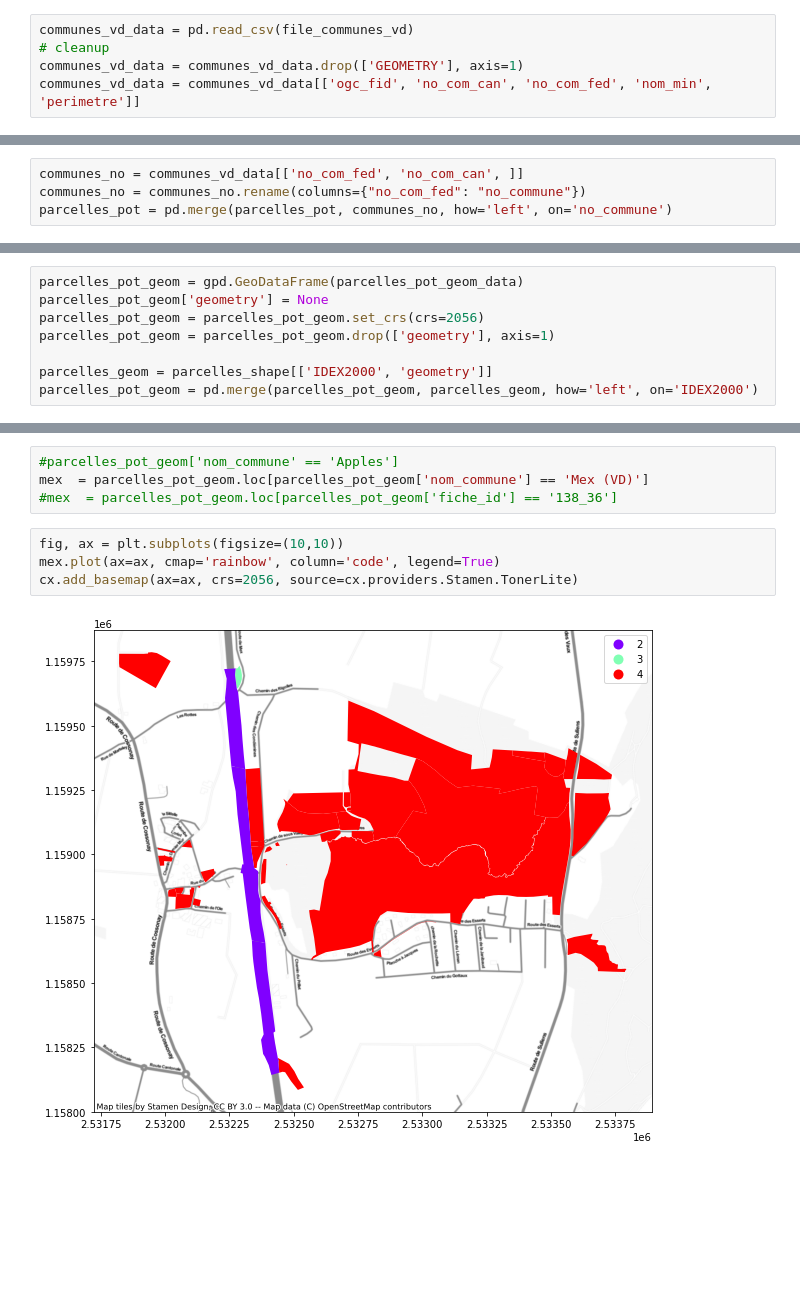
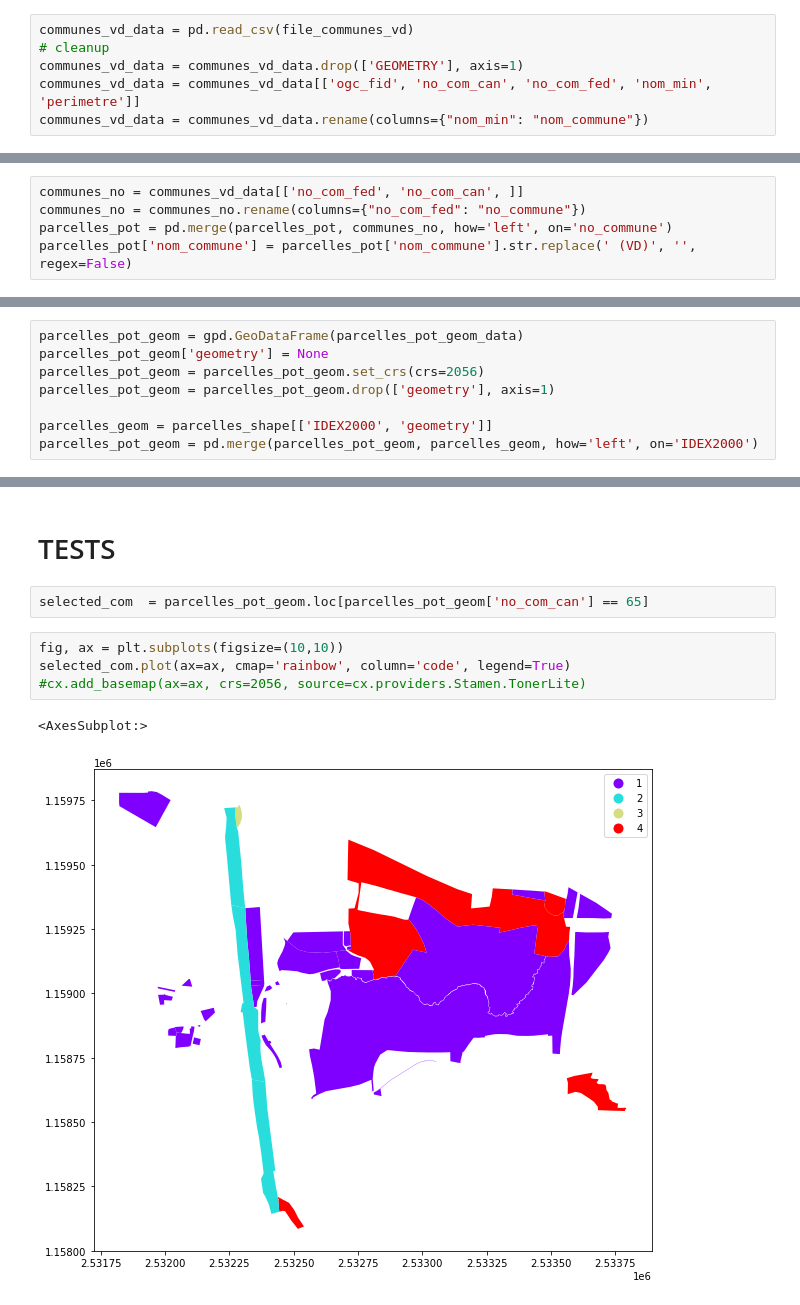
Before and after one commit to gowitz/goulet, a Jupyter notebook: notebook/goulet2.ipynb, the cells around one changed output, grey strips where cells are left out. Drawn from its saved outputs; the diff is of its cells as text; blank space fills up the shorter version.

```diff
--- a/notebook/goulet2.ipynb
+++ b/notebook/goulet2.ipynb
@@ -63,12 +63,14 @@ communes_vd_data = pd.read_csv(file_communes_vd)
 # cleanup
 communes_vd_data = communes_vd_data.drop(['GEOMETRY'], axis=1)
 communes_vd_data = communes_vd_data[['ogc_fid', 'no_com_can', 'no_com_fed', 'nom_min', 'perimetre']]
+communes_vd_data = communes_vd_data.rename(columns={"nom_min": "nom_commune"})
 # %% [markdown]
 ## Add no commune Vaud ##
 # %%
 communes_no = communes_vd_data[['no_com_fed', 'no_com_can', ]]
 communes_no = communes_no.rename(columns={"no_com_fed": "no_commune"})
 parcelles_pot = pd.merge(parcelles_pot, communes_no, how='left', on='no_commune')
+parcelles_pot['nom_commune'] = parcelles_pot['nom_commune'].str.replace(' (VD)', '', regex=False)
 # %% [markdown]
 ## build IDEX2000 value ##
 # %%
@@ -130,10 +137,11 @@ cx.add_basemap(ax=ax, crs=2056, source=cx.providers.Stamen.TonerLite)
-# %%
-#parcelles_pot_geom['nom_commune' == 'Apples']
-mex  = parcelles_pot_geom.loc[parcelles_pot_geom['nom_commune'] == 'Mex (VD)']
-#mex  = parcelles_pot_geom.loc[parcelles_pot_geom['fiche_id'] == '138_36']
+# %% [markdown]
+# TESTS #
+# %%
+selected_com  = parcelles_pot_geom.loc[parcelles_pot_geom['no_com_can'] == 65]
 # %%
 fig, ax = plt.subplots(figsize=(10,10))
-mex.plot(ax=ax, cmap='rainbow', column='code', legend=True)
-cx.add_basemap(ax=ax, crs=2056, source=cx.providers.Stamen.TonerLite)
+selected_com.plot(ax=ax, cmap='rainbow', column='code', legend=True)
+#cx.add_basemap(ax=ax, crs=2056, source=cx.providers.Stamen.TonerLite)
 # %% [output]
+<AxesSubplot:>
-[figure, old version]
+[figure, new version]
```
Also changed, not shown: parts of 5 cells of this notebook.
